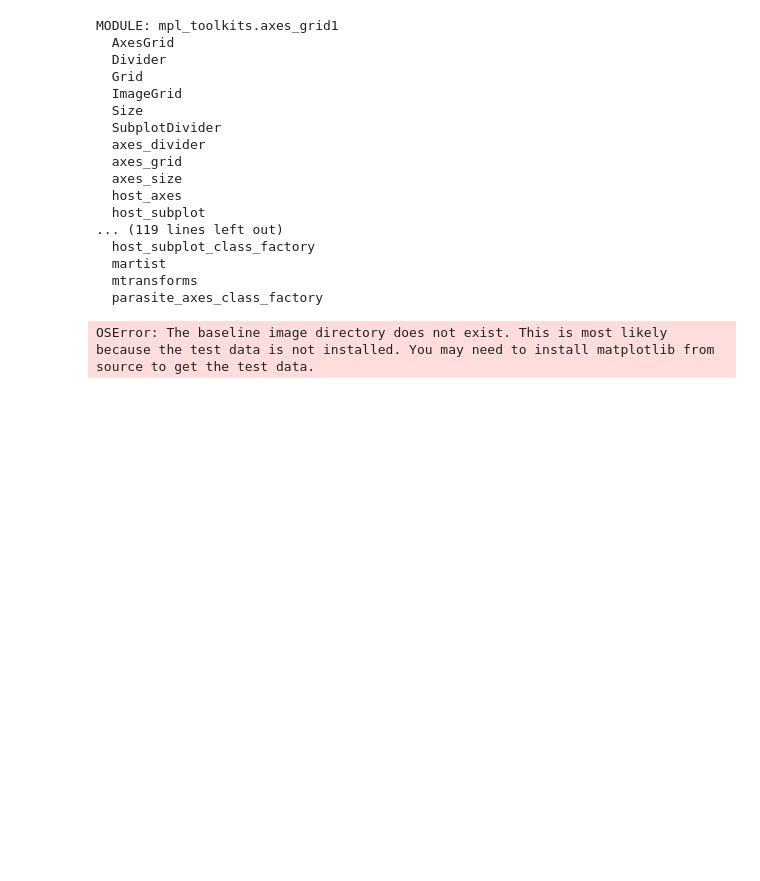
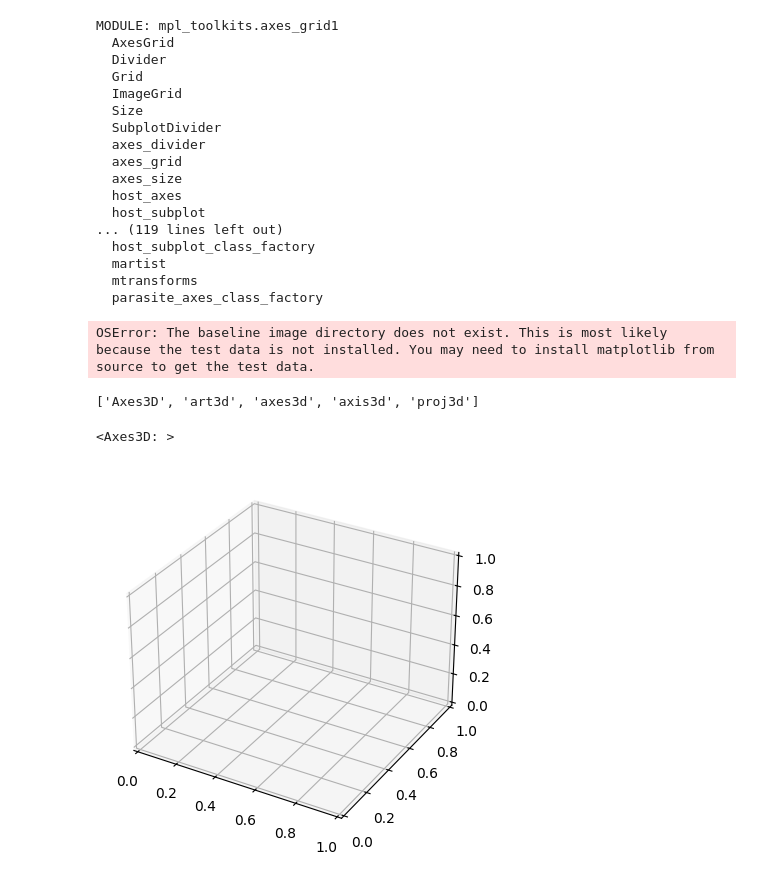
Before and after one commit to jayw20230711/AI-DataSets, a Jupyter notebook: KNN CLASSIFIER/Listing mpl_toolkits.ipynb, the cells around one changed output. Saved outputs shown, nothing was run; the diff lists cells and outputs as text; code cells hidden in the pictures; blank space fills up the shorter version.

```diff
--- a/KNN CLASSIFIER/Listing mpl_toolkits.ipynb
+++ b/KNN CLASSIFIER/Listing mpl_toolkits.ipynb
@@ -129,3 +129,19 @@ MODULE: mpl_toolkits.axes_grid1
   mtransforms
   parasite_axes_class_factory
 OSError: The baseline image directory does not exist. This is most likely because the test data is not installed. You may need to install matplotlib from source to get the test data.
+# %%
+import inspect
+from mpl_toolkits import mplot3d
+
+[name for name, obj in inspect.getmembers(mplot3d) if not name.startswith("_")]
+# %% [output]
+['Axes3D', 'art3d', 'axes3d', 'axis3d', 'proj3d']
+# %%
+import matplotlib.pyplot as plt
+from mpl_toolkits.mplot3d import Axes3D  # registers projection
+
+fig = plt.figure()
+fig.add_subplot(111, projection="3d")
+# %% [output]
+<Axes3D: >
+[figure, added]
```
Also changed, not shown: 2 other files.
